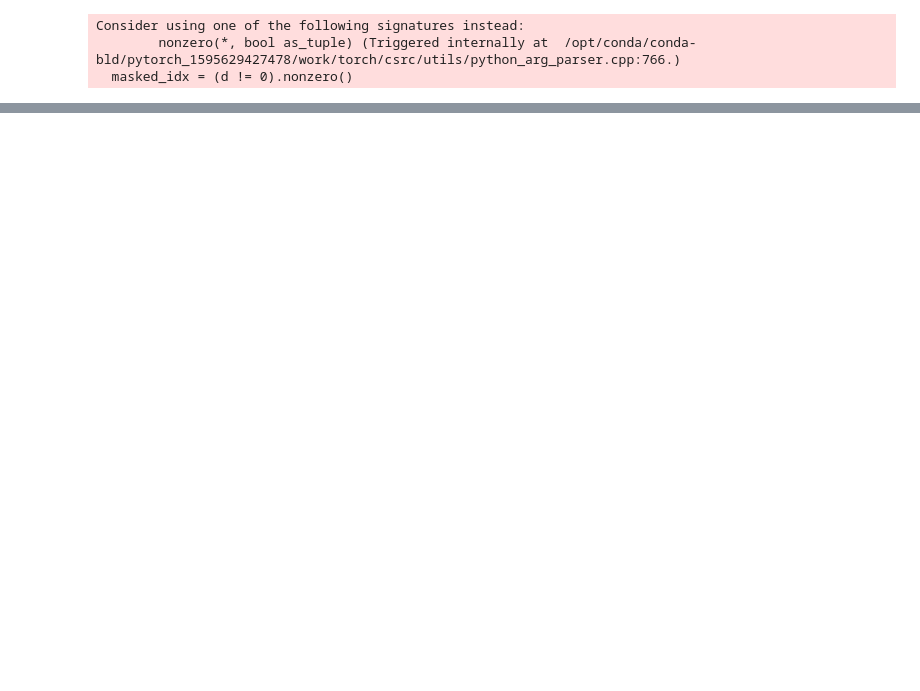
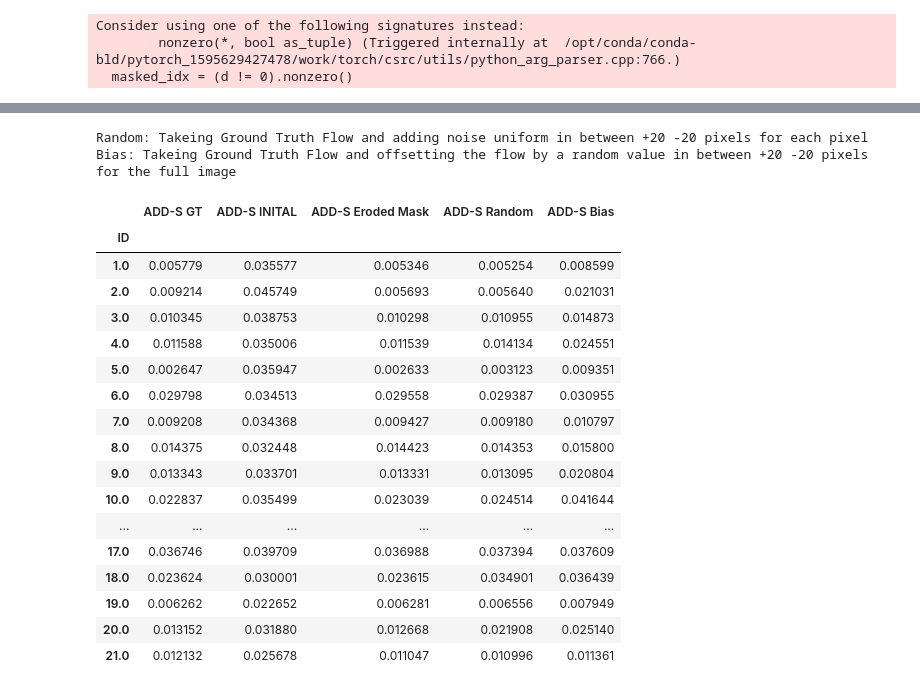
Before and after one commit to JonasFrey96/FlowPose6D, a Jupyter notebook: scripts/Pose Estimation Advanced.ipynb, the cells around one changed output, grey strips where cells are left out. Cells and saved outputs as stored; diff of their text form; code cells hidden in the pictures; blank space fills up the shorter version.

```diff
--- a/scripts/Pose Estimation Advanced.ipynb
+++ b/scripts/Pose Estimation Advanced.ipynb
@@ -954,3 +1012,28 @@ df
+# %%
+print('Random: Takeing Ground Truth Flow and adding noise uniform in between +20 -20 pixels for each pixel')
+print('Bias: Takeing Ground Truth Flow and offsetting the flow by a random value in between +20 -20 pixels for the full image')
+df.groupby(['ID']).mean()
+# %% [output]
+Random: Takeing Ground Truth Flow and adding noise uniform in between +20 -20 pixels for each pixel
+Bias: Takeing Ground Truth Flow and offsetting the flow by a random value in between +20 -20 pixels for the full image
+|  | ADD-S GT | ADD-S INITAL | ADD-S Eroded Mask | ADD-S Random | ADD-S Bias |
+| ID |  |  |  |  |  |
+| 1.0 | 0.005779 | 0.035577 | 0.005346 | 0.005254 | 0.008599 |
+| 2.0 | 0.009214 | 0.045749 | 0.005693 | 0.005640 | 0.021031 |
+| 3.0 | 0.010345 | 0.038753 | 0.010298 | 0.010955 | 0.014873 |
+| 4.0 | 0.011588 | 0.035006 | 0.011539 | 0.014134 | 0.024551 |
+| 5.0 | 0.002647 | 0.035947 | 0.002633 | 0.003123 | 0.009351 |
+| 6.0 | 0.029798 | 0.034513 | 0.029558 | 0.029387 | 0.030955 |
+| 7.0 | 0.009208 | 0.034368 | 0.009427 | 0.009180 | 0.010797 |
+| 8.0 | 0.014375 | 0.032448 | 0.014423 | 0.014353 | 0.015800 |
+| 9.0 | 0.013343 | 0.033701 | 0.013331 | 0.013095 | 0.020804 |
+| 10.0 | 0.022837 | 0.035499 | 0.023039 | 0.024514 | 0.041644 |
+| ... | ... | ... | ... | ... | ... |
+| 17.0 | 0.036746 | 0.039709 | 0.036988 | 0.037394 | 0.037609 |
+| 18.0 | 0.023624 | 0.030001 | 0.023615 | 0.034901 | 0.036439 |
+| 19.0 | 0.006262 | 0.022652 | 0.006281 | 0.006556 | 0.007949 |
+| 20.0 | 0.013152 | 0.031880 | 0.012668 | 0.021908 | 0.025140 |
+| 21.0 | 0.012132 | 0.025678 | 0.011047 | 0.010996 | 0.011361 |
 # %%
 print("MEAN:\n", df.mean() )
 print("\n \nSTD:\n", df.std() )
```
Also changed, not shown: parts of 6 cells of this notebook, 9 other files.
